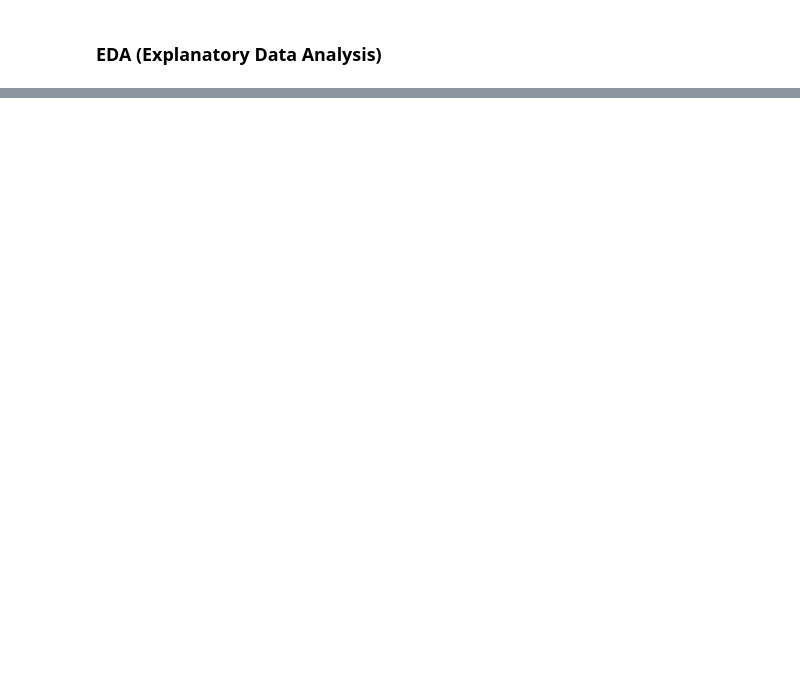
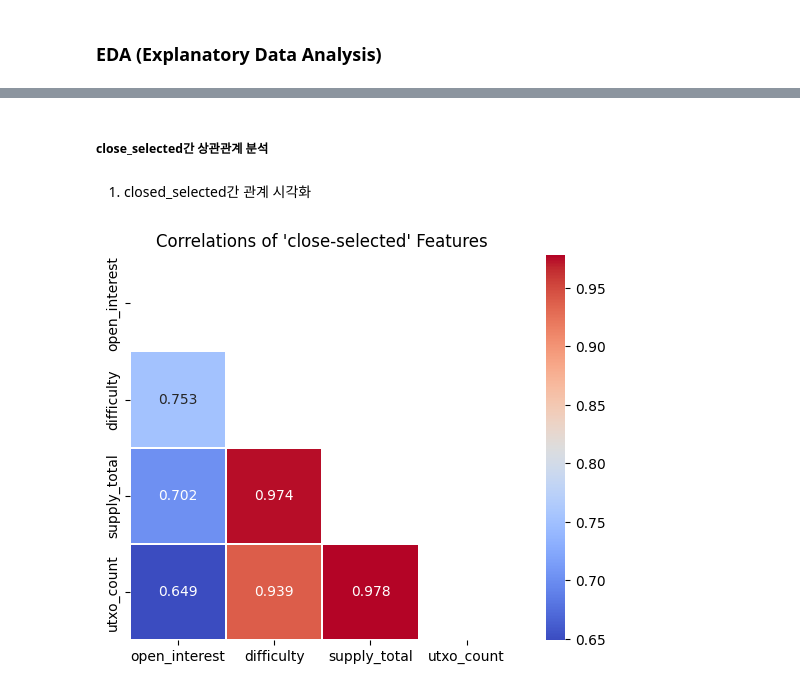
Before and after one commit to boostcampaitech7/level1-classificationinmachinelearning-recsys-03, a Jupyter notebook: code/davin_EDA.ipynb, the cells around one changed output, grey strips where cells are left out. Cells and saved outputs as stored; diff of their text form; code cells hidden in the pictures; blank space fills up the shorter version.

```diff
--- a/code/davin_EDA.ipynb
+++ b/code/davin_EDA.ipynb
@@ -43,0 +179,2 @@ for _file_name, _df in tqdm(file_dict.items()):
+# %%
+close_selected = ['close', 'open_interest', 'difficulty', 'supply_total', 'utxo_count', 'fees_transaction_median_usd']
@@ -43,0 +196,2 @@ for _file_name, _df in tqdm(file_dict.items()):
+# %%
+close_selected.remove('fees_transaction_median_usd')
@@ -43,0 +220,18 @@ for _file_name, _df in tqdm(file_dict.items()):
+# %% [markdown]
+##### close_selected간 상관관계 분석
+# %% [markdown]
+1. closed_selected간 관계 시각화
+# %%
+close_selected.remove('close')
+# %%
+close_corr_df = eda_df[close_selected].corr()
+
+# 히트맵으로 시각화
+mask = np.zeros_like(close_corr_df)
+mask[np.triu_indices_from(mask)] = True
+plt.figure(figsize=(8, 5))
+sns.heatmap(close_corr_df, cmap='coolwarm', annot=True, fmt='.3f', linewidth=0.2, square=True, mask=mask)
+plt.title('Correlations of \'close-selected\' Features')
+plt.show()
+# %% [output]
+[figure, added]
```
Also changed, not shown: parts of 24 cells of this notebook.
